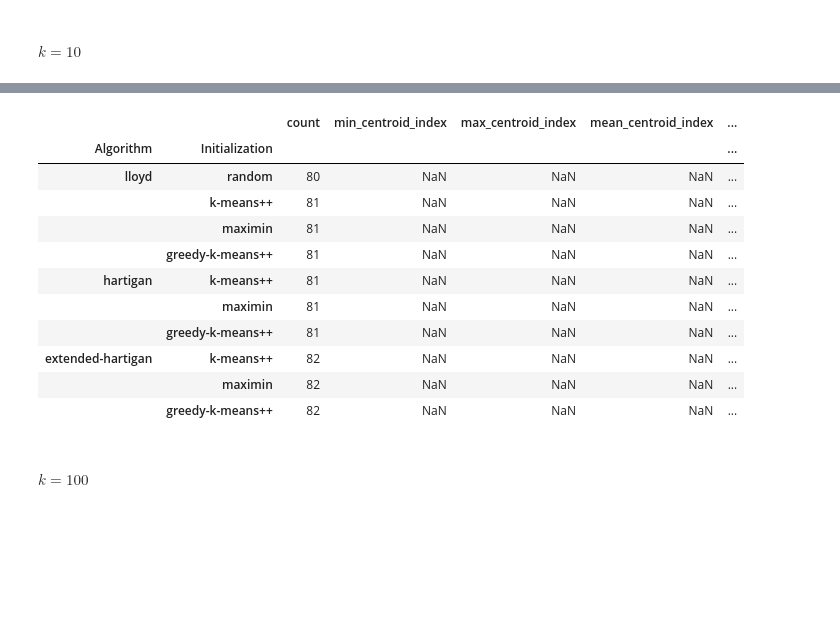
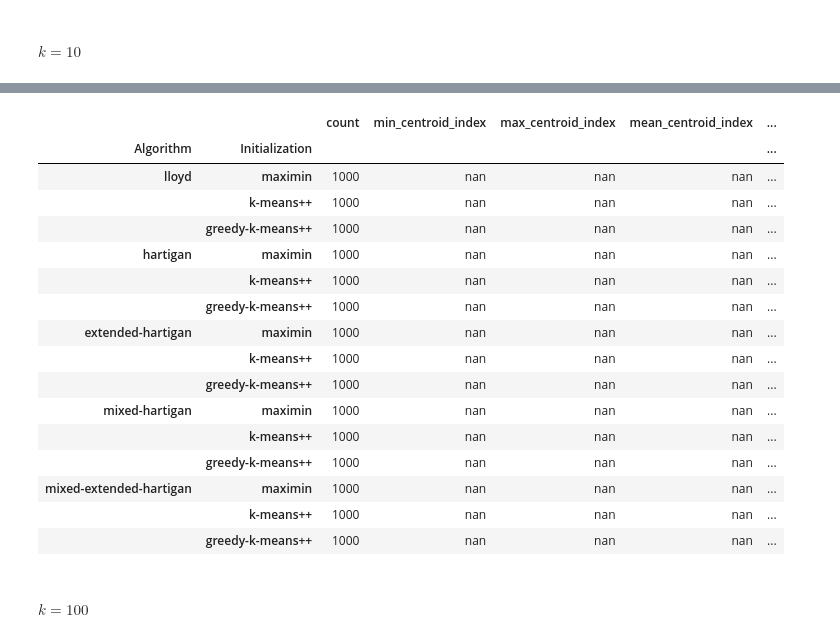
Before and after one commit to sstraccialini/k-means, a Jupyter notebook: kmeans.ipynb, the cells around one changed output, grey strips where cells are left out. Drawn from its saved outputs; the diff is of its cells as text; code cells hidden in the pictures; blank space fills up the shorter version.

Commit message:
Bridge10 tests

```diff
--- a/kmeans.ipynb
+++ b/kmeans.ipynb
@@ -1679,18 +1669,23 @@ extended-hartigan with greedy-k-means++ initialization done
 # %%
-view_tests(['random', 'k-means++', 'maximin', 'greedy-k-means++'], ['lloyd', 'hartigan', 'extended-hartigan'], 'data/bridge.txt')
+view_tests(['random', 'k-means++', 'maximin', 'greedy-k-means++'], ['lloyd', 'hartigan', 'extended-hartigan', 'mixed-hartigan', 'mixed-extended-hartigan'], 'data/bridge.txt')
 # %% [output]
 |  |  | count | min_centroid_index | max_centroid_index | mean_centroid_index | ... |
 | Algorithm | Initialization |  |  |  |  | ... |
-| lloyd | random | 80 | NaN | NaN | NaN | ... |
-|  | k-means++ | 81 | NaN | NaN | NaN | ... |
-|  | maximin | 81 | NaN | NaN | NaN | ... |
-|  | greedy-k-means++ | 81 | NaN | NaN | NaN | ... |
-| hartigan | k-means++ | 81 | NaN | NaN | NaN | ... |
-|  | maximin | 81 | NaN | NaN | NaN | ... |
-|  | greedy-k-means++ | 81 | NaN | NaN | NaN | ... |
-| extended-hartigan | k-means++ | 82 | NaN | NaN | NaN | ... |
-|  | maximin | 82 | NaN | NaN | NaN | ... |
-|  | greedy-k-means++ | 82 | NaN | NaN | NaN | ... |
+| lloyd | maximin | 1000 | nan | nan | nan | ... |
+|  | k-means++ | 1000 | nan | nan | nan | ... |
+|  | greedy-k-means++ | 1000 | nan | nan | nan | ... |
+| hartigan | maximin | 1000 | nan | nan | nan | ... |
+|  | k-means++ | 1000 | nan | nan | nan | ... |
+|  | greedy-k-means++ | 1000 | nan | nan | nan | ... |
+| extended-hartigan | maximin | 1000 | nan | nan | nan | ... |
+|  | k-means++ | 1000 | nan | nan | nan | ... |
+|  | greedy-k-means++ | 1000 | nan | nan | nan | ... |
+| mixed-hartigan | maximin | 1000 | nan | nan | nan | ... |
+|  | k-means++ | 1000 | nan | nan | nan | ... |
+|  | greedy-k-means++ | 1000 | nan | nan | nan | ... |
+| mixed-extended-hartigan | maximin | 1000 | nan | nan | nan | ... |
+|  | k-means++ | 1000 | nan | nan | nan | ... |
+|  | greedy-k-means++ | 1000 | nan | nan | nan | ... |
 # %% [markdown]
 #### $k=100$
 # %%
```
Also changed, not shown: parts of 3 cells of this notebook, 5 other files.
